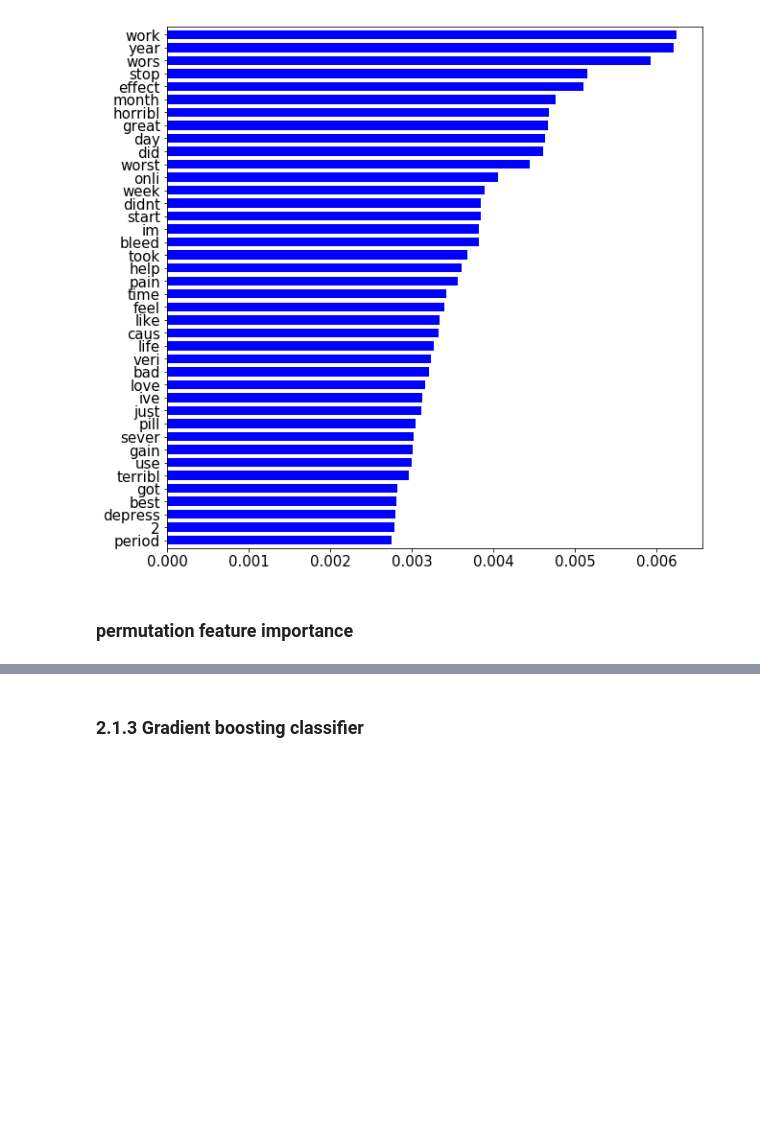
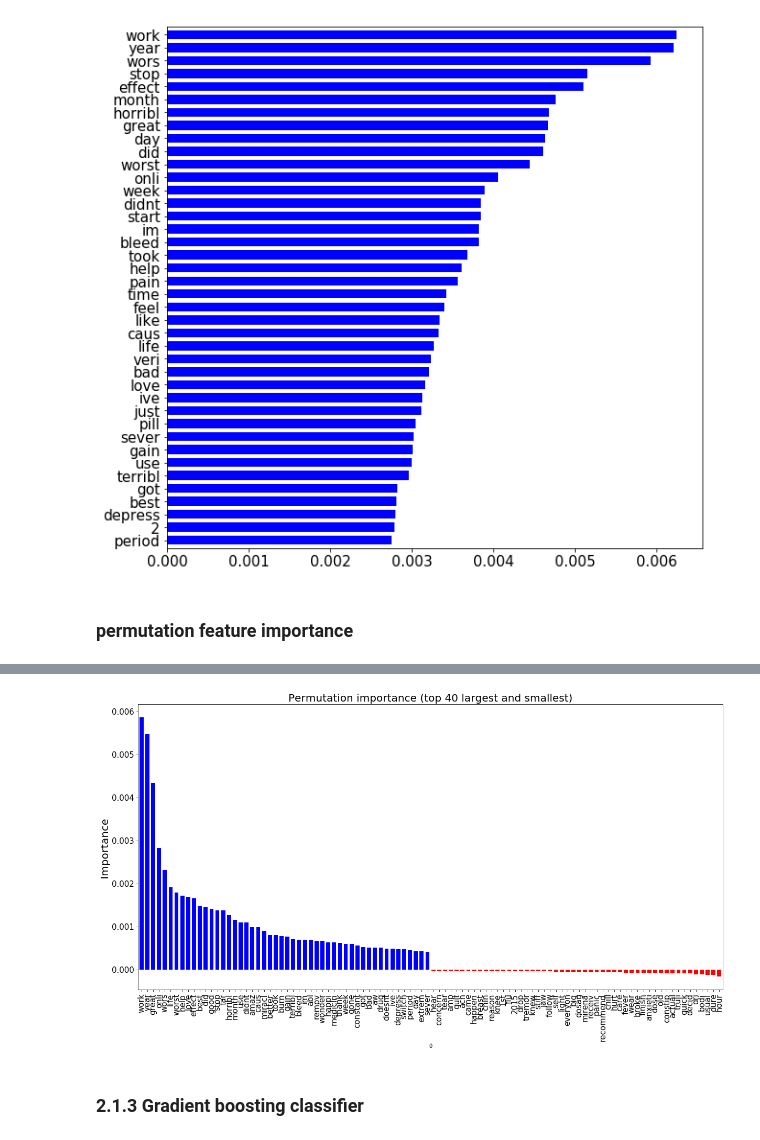
Before and after one commit to jzz0026/Galvanize_capstone_project_drug_reviews, a Jupyter notebook: 1_EDA_and_sentment_modeling.ipynb, the cells around one changed output, grey strips where cells are left out. Saved outputs shown, nothing was run; the diff lists cells and outputs as text; code cells hidden in the pictures; blank space fills up the shorter version.

```diff
--- a/1_EDA_and_sentment_modeling.ipynb
+++ b/1_EDA_and_sentment_modeling.ipynb
@@ -561,6 +533,18 @@ perm_fea_imp_df = pd.DataFrame(perm_fea_imp)
-# %%
-perm_fea_imp_df.index = rfc_feature_importances_top.index
-perm_fea_imp_df.columns = ["High","Low","Medium"]
+# %%
+#perm_fea_imp_df = pd.read_csv("Feature_importance/perm_fea_imp.csv",index_col=0,header=None)[1].sort_values()
+n_top =50
+top_positive_coefficients = list(perm_fea_imp_df.nlargest(n_top).index)
+top_negative_coefficients = list(perm_fea_imp_df.nsmallest(n_top)[::-1].index)
+
+plt.figure(figsize=(20,10))
+perm_fea_imp_df_top = perm_fea_imp_df.loc[top_positive_coefficients+top_negative_coefficients]
+colors = ['red' if c < 0 else 'blue' for c in perm_fea_imp_df_top]
+perm_fea_imp_df_top.plot(kind='bar',color=colors,fontsize=15,width=0.7)
+plt.title("Permutation importance (top 40 largest and smallest)",fontsize=20)
+plt.ylabel("Importance",fontsize=20)
+plt.savefig("Plot/perm_fea_imp.png")
+# %% [output]
+[figure, added]
 # %%
 # 0.72
 # %% [markdown]
```
Also changed, not shown: parts of 5 cells of this notebook, 2 other files.
